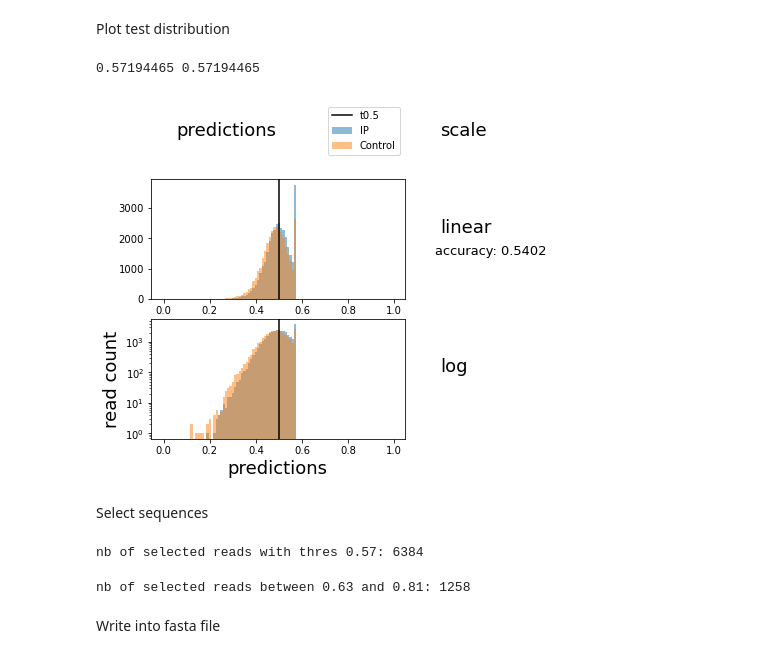
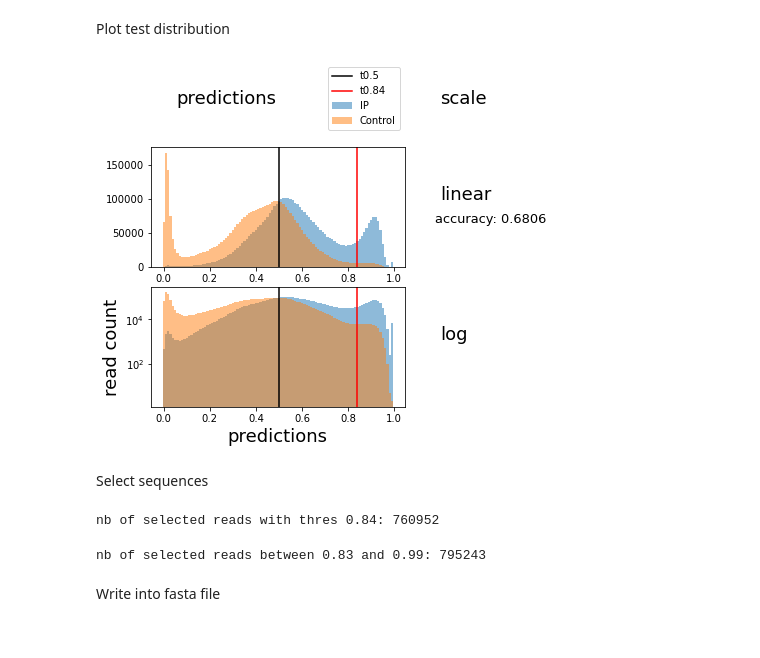
Before and after one commit to Alexwestbrook/mnhn-internship_DeepCNN_ChIP-seq, a Jupyter notebook: plot_distributions.ipynb, the cells around one changed output. Drawn from its saved outputs; the diff is of its cells as text; code cells hidden in the pictures.

```diff
--- a/plot_distributions.ipynb
+++ b/plot_distributions.ipynb
@@ -182,9 +184,9 @@ pos_train: 20963639 pos_valid 4492209 pos_test 4492208
 # %% [markdown]
 Plot test distribution
 # %%
-data = 'A549G4'
+data = 'H3K27ac'
 dataset_name = 'dataset4'
-model_name = 'model_inception2.3'
+model_name = 'model_inception2.2'
 load_hist = False
 hist_file = f'distrib_{model_name}_test_hist100000'
 relabeled = False
@@ -217,7 +219,6 @@ else:
                 predIP = f['predIP']
                 predControl = f['predControl']
     accuracy = (len(predIP[predIP > 0.5]) + len(predControl[predControl < 0.5])) / (len(predIP) + len(predControl))
-    print(np.max(predIP), np.max(predControl))
     n_bins = 100
     histIP, bins = np.histogram(predIP, bins=n_bins, range=(0, 1))
     histControl = np.histogram(predControl, bins=n_bins, range=(0, 1))[0]
@@ -247,61 +248,60 @@ for nrow in range(1,3):
 
     if not load_hist:
         ax0.axvline(x=0.5, color='black', label='t0.5')
-        thres = 0.57
+        thres = 0.84
         ax0.axvline(x=thres, color='red', label=f't{thres}')
 
     ax1 = plt.subplot(gs[nrow, 1])
     if nrow == 1:
         label = 'linear'
         if not load_hist:
             ax1.annotate(f'accuracy: {round(accuracy, 4)}', (0, 0.4), xycoords='axes fraction', va='center', fontsize=13)
     elif nrow == 2:
         label = 'log'
         ax0.set_yscale('log')
     ax1.annotate(label, (0.1, 0.6), xycoords='axes fraction', va='center', fontsize=18)
     ax1.axis('off')
 ax0.set_xlabel("predictions", fontsize=18)
 ax0.set_ylabel("read count", fontsize=18)
 handles, labels = ax0.get_legend_handles_labels()
 ax0_top.legend(handles, labels, loc='right')
 
 if not os.path.isdir(f'{writing_dir}/{data}/results/{model_name}'):
     os.makedirs(f'{writing_dir}/{data}/results/{model_name}')
 fig_start = f'{writing_dir}/{data}/results/{model_name}/distrib_{model_name}_test'
 fig_name = fig_start + '.png'
 fig_dups = 0
 while os.path.exists(fig_name):
     fig_dups += 1
     fig_name = fig_start + f'({fig_dups}).png'
 plt.savefig(fig_name, bbox_inches='tight')
 if not load_hist:
     np.savez(f'{writing_dir}/{data}/results/{model_name}/distrib_{model_name}_test_hist{n_bins}', IP=histIP, Control=histControl)
 plt.show()
 plt.close()
 # %% [output]
-0.57194465 0.57194465
-[figure, old version]
+[figure, new version]
 # %% [markdown]
 Select sequences
 # %%
 with np.load(f'{data_dir}/{data}/{dataset_name}.npz') as f:
     x_test = f['x_test']
-# thres = 0.63
+# thres = 0.84
 selected_reads = x_test[preds.ravel() > thres, :, :]
 print(f'nb of selected reads with thres {thres}:', len(selected_reads))
 # %% [output]
-nb of selected reads with thres 0.57: 6384
+nb of selected reads with thres 0.84: 760952
 # %%
 with np.load(f'{data_dir}/{data}/{dataset_name}.npz') as f:
     x_test = f['x_test']
-thres0 = 0.63
-thres1 = 0.81
+thres0 = 0.83
+thres1 = 0.99
 preds = preds.ravel()
 mask = np.logical_and(preds > thres0, preds < thres1)
 selected_reads = x_test[mask, :, :]
 print(f'nb of selected reads between {thres0} and {thres1}:', len(selected_reads))
 # %% [output]
-nb of selected reads between 0.63 and 0.81: 1258
+nb of selected reads between 0.83 and 0.99: 795243
 # %% [markdown]
 Write into fasta file
 # %%
```
Also changed, not shown: parts of 5 cells of this notebook.
